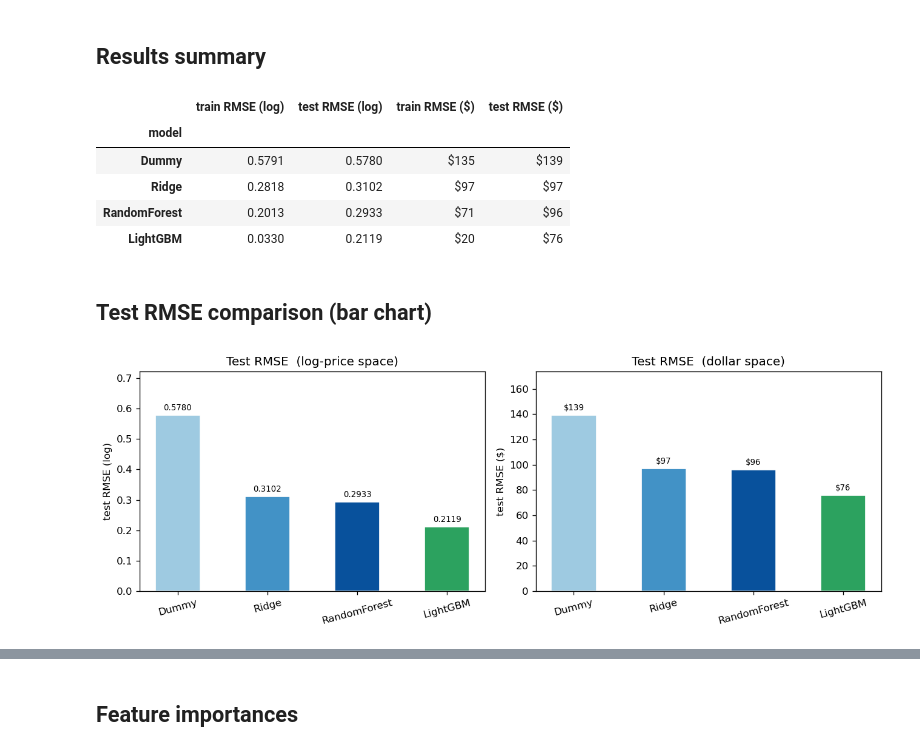
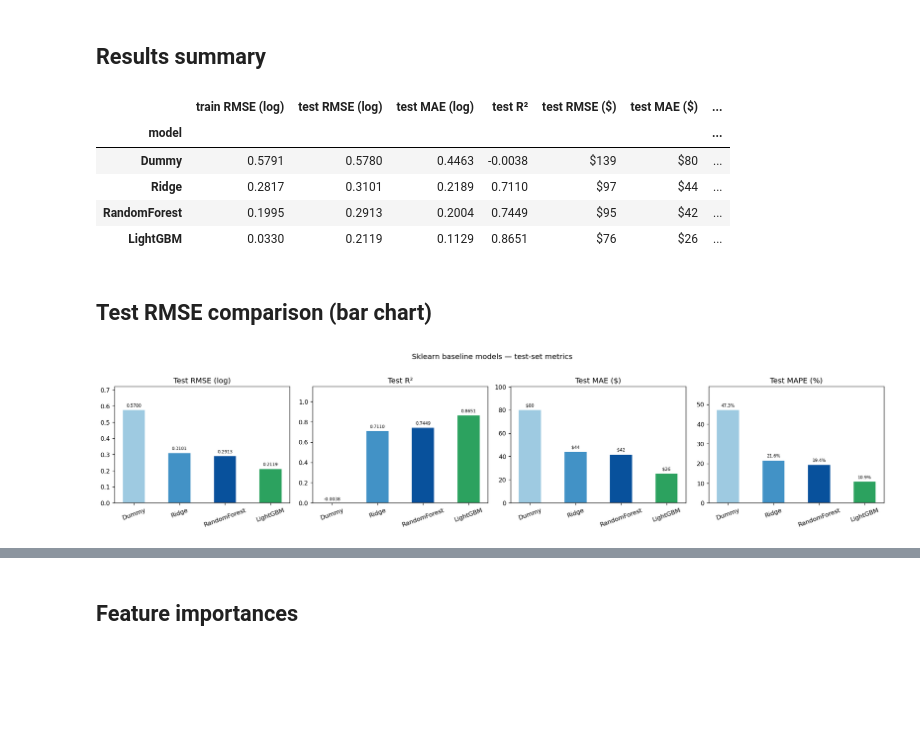
Before and after one commit to hasmiig/Machine_Learning_Project, a Jupyter notebook: notebooks/tabular_models.ipynb, the cells around one changed output, grey strips where cells are left out. Cells and saved outputs as stored; diff of their text form; code cells hidden in the pictures; blank space fills up the shorter version.

```diff
--- a/notebooks/tabular_models.ipynb
+++ b/notebooks/tabular_models.ipynb
@@ -112,11 +120,15 @@ rows = [
 
 summary = pd.DataFrame([
     {
-        "model":           name,
+        "model":            name,
         "train RMSE (log)": tr["rmse_log"],
         "test RMSE (log)":  te["rmse_log"],
-        "train RMSE ($)":   tr["rmse_dollar"],
+        "test MAE (log)":   te["mae_log"],
+        "test R²":          te["r2"],
         "test RMSE ($)":    te["rmse_dollar"],
+        "test MAE ($)":     te["mae_dollar"],
+        "test MedAE ($)":   te["median_ae_dollar"],
+        "test MAPE (%)":    te["mape"],
     }
     for name, tr, te in rows
 ]).set_index("model")
@@ -124,38 +136,50 @@ summary = pd.DataFrame([
 summary.style.format({
     "train RMSE (log)": "{:.4f}",
     "test RMSE (log)":  "{:.4f}",
-    "train RMSE ($)":   "${:,.0f}",
+    "test MAE (log)":   "{:.4f}",
+    "test R²":          "{:.4f}",
     "test RMSE ($)":    "${:,.0f}",
+    "test MAE ($)":     "${:,.0f}",
+    "test MedAE ($)":   "${:,.0f}",
+    "test MAPE (%)":    "{:.1f}%",
 }).highlight_min(axis=0, color="#c6efce")
 # %% [output]
-|  | train RMSE (log) | test RMSE (log) | train RMSE ($) | test RMSE ($) |
-| model |  |  |  |  |
-| Dummy | 0.5791 | 0.5780 | $135 | $139 |
-| Ridge | 0.2818 | 0.3102 | $97 | $97 |
-| RandomForest | 0.2013 | 0.2933 | $71 | $96 |
-| LightGBM | 0.0330 | 0.2119 | $20 | $76 |
+|  | train RMSE (log) | test RMSE (log) | test MAE (log) | test R² | test RMSE ($) | test MAE ($) | ... |
+| model |  |  |  |  |  |  | ... |
+| Dummy | 0.5791 | 0.5780 | 0.4463 | -0.0038 | $139 | $80 | ... |
+| Ridge | 0.2817 | 0.3101 | 0.2189 | 0.7110 | $97 | $44 | ... |
+| RandomForest | 0.1995 | 0.2913 | 0.2004 | 0.7449 | $95 | $42 | ... |
+| LightGBM | 0.0330 | 0.2119 | 0.1129 | 0.8651 | $76 | $26 | ... |
 # %% [markdown]
 ## Test RMSE comparison (bar chart)
 # %%
-fig, axes = plt.subplots(1, 2, figsize=(11, 4))
+fig, axes = plt.subplots(1, 4, figsize=(18, 4))
 
 models = summary.index.tolist()
 colors = ["#9ecae1", "#4292c6", "#08519c", "#2ca25f"]
 
-for ax, col, title in zip(
-    axes,
-    ["test RMSE (log)", "test RMSE ($)"],
-    ["Test RMSE  (log-price space)", "Test RMSE  (dollar space)"],
-):
+metrics = [
+    ("test RMSE (log)", "Test RMSE (log)",  False),
+    ("test R²",         "Test R²",          True),
+    ("test MAE ($)",    "Test MAE ($)",      False),
+    ("test MAPE (%)",   "Test MAPE (%)",     False),
+]
+
+for ax, (col, title, higher_better) in zip(axes, metrics):
     vals = summary[col].values
     bars = ax.bar(models, vals, color=colors, edgecolor="white", width=0.5)
-    ax.bar_label(bars, fmt=("%.4f" if "log" in col else "$%.0f"), fontsize=8, padding=3)
+    for bar, val in zip(bars, vals):
+        label = f"{val:.4f}" if col in ("test RMSE (log)", "test R²") else \
+                f"${val:,.0f}" if "$" in col else f"{val:.1f}%"
+        ax.text(bar.get_x() + bar.get_width() / 2,
+                bar.get_height() + max(abs(v) for v in vals) * 0.02,
+                label, ha="center", va="bottom", fontsize=7)
     ax.set_title(title)
-    ax.set_ylabel(col)
-    ax.set_ylim(0, max(vals) * 1.25)
-    ax.tick_params(axis="x", rotation=15)
+    ax.set_ylim(0, max(vals) * 1.25) if not higher_better else ax.set_ylim(0, 1.15)
+    ax.tick_params(axis="x", rotation=20)
 
+plt.suptitle("Sklearn baseline models — test-set metrics", y=1.02)
 plt.tight_layout()
 plt.show()
 # %% [output]
-[figure, old version]
+[figure, new version]
```
Also changed, not shown: parts of 14 cells of this notebook, 19 other files.
